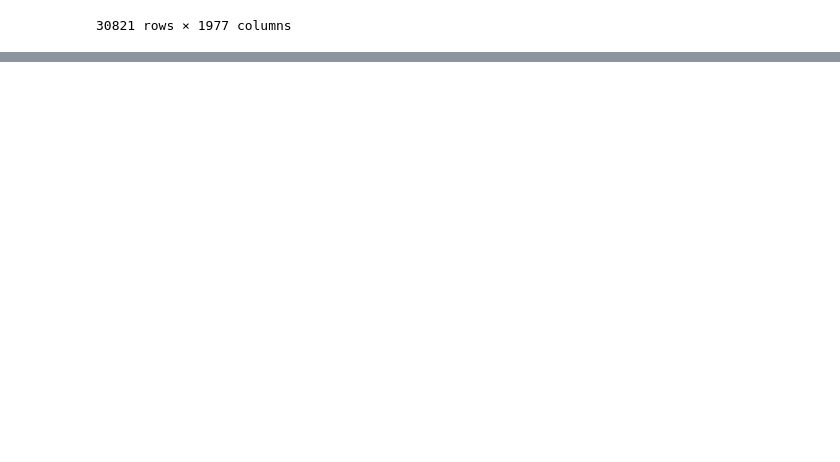
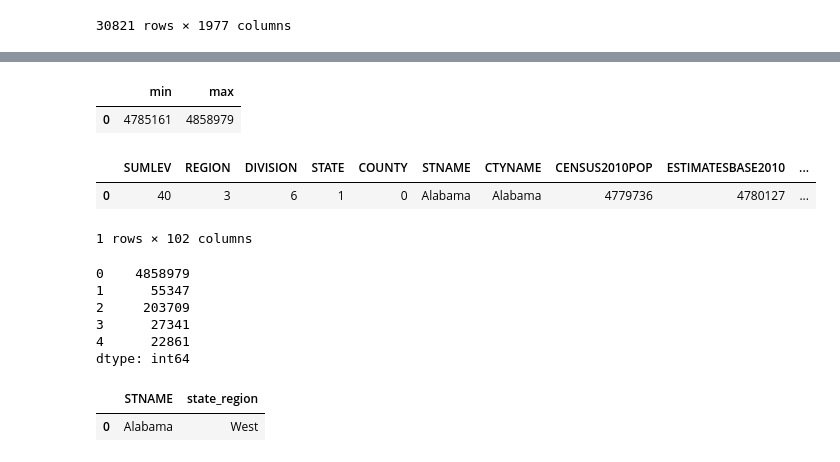
Before and after one commit to SantiGonzalezz/Applied-Data-Science-with-Python, a Jupyter notebook: 1. Introduction to Data Science in Python/Week 3/Pandas 2.ipynb, the cells around one changed output, grey strips where cells are left out. Saved outputs shown, nothing was run; the diff lists cells and outputs as text; code cells hidden in the pictures; blank space fills up the shorter version.

```diff
--- a/1. Introduction to Data Science in Python/Week 3/Pandas 2.ipynb
+++ b/1. Introduction to Data Science in Python/Week 3/Pandas 2.ipynb
@@ -263,0 +336,72 @@ df = pd.read_csv('datasets/')
+# %%
+def min_max(row):
+    data = row[['POPESTIMATE2010',
+                'POPESTIMATE2011',
+                'POPESTIMATE2012',
+                'POPESTIMATE2013',
+                'POPESTIMATE2014',
+                'POPESTIMATE2015']]
+
+    return pd.Series({'min': np.min(data), 'max': np.max(data)})
+
+df.apply(min_max, axis='columns').head(1)
+# %% [output]
+|  | min | max |
+| 0 | 4785161 | 4858979 |
+# %%
+def min_max(row):
+    data = row[['POPESTIMATE2010',
+                'POPESTIMATE2011',
+                'POPESTIMATE2012',
+                'POPESTIMATE2013',
+                'POPESTIMATE2014',
+                'POPESTIMATE2015']]
+    row['min'] = np.min(data)
+    row['max'] = np.max(data)
+
+    return row
+
+df.apply(min_max, axis='columns').head(1)
+# %% [output]
+|  | SUMLEV | REGION | DIVISION | STATE | COUNTY | STNAME | CTYNAME | CENSUS2010POP | ESTIMATESBASE2010 | ... |
+| 0 | 40 | 3 | 6 | 1 | 0 | Alabama | Alabama | 4779736 | 4780127 | ... |
+1 rows × 102 columns
+# %%
+rows = ['POPESTIMATE2010',
+        'POPESTIMATE2011',
+        'POPESTIMATE2012',
+        'POPESTIMATE2013',
+        'POPESTIMATE2014',
+        'POPESTIMATE2015']
+
+#df.apply(lambda x: np.max(x[rows]), axis=1).head()
+df.apply(lambda x: np.max(x[rows]), axis='columns').head()
+# %% [output]
+0    4858979
+1      55347
+2     203709
+3      27341
+4      22861
+dtype: int64
+# %%
+def get_state_region(x):
+    northeast = ['Connecticut', 'Maine', 'Massachusetts']
+    midwest = ['Illinois', 'Indiana', 'New York']
+    south = ['Delaware', 'Florida', 'Georgia']
+    west = ['Arizona', 'colorado', 'Idaho']
+
+    if x in northeast:
+        return 'Northeast'
+    elif x in midwest:
+        return 'Midwest'
+    elif x in south:
+        return 'South'
+    else:
+        return 'West'
+
+df['state_region'] = df['STNAME'].apply(lambda x: get_state_region(x))
+
+df[['STNAME', 'state_region']].head(1)
+# %% [output]
+|  | STNAME | state_region |
+| 0 | Alabama | West |
```
Also changed, not shown: parts of 11 cells of this notebook.
